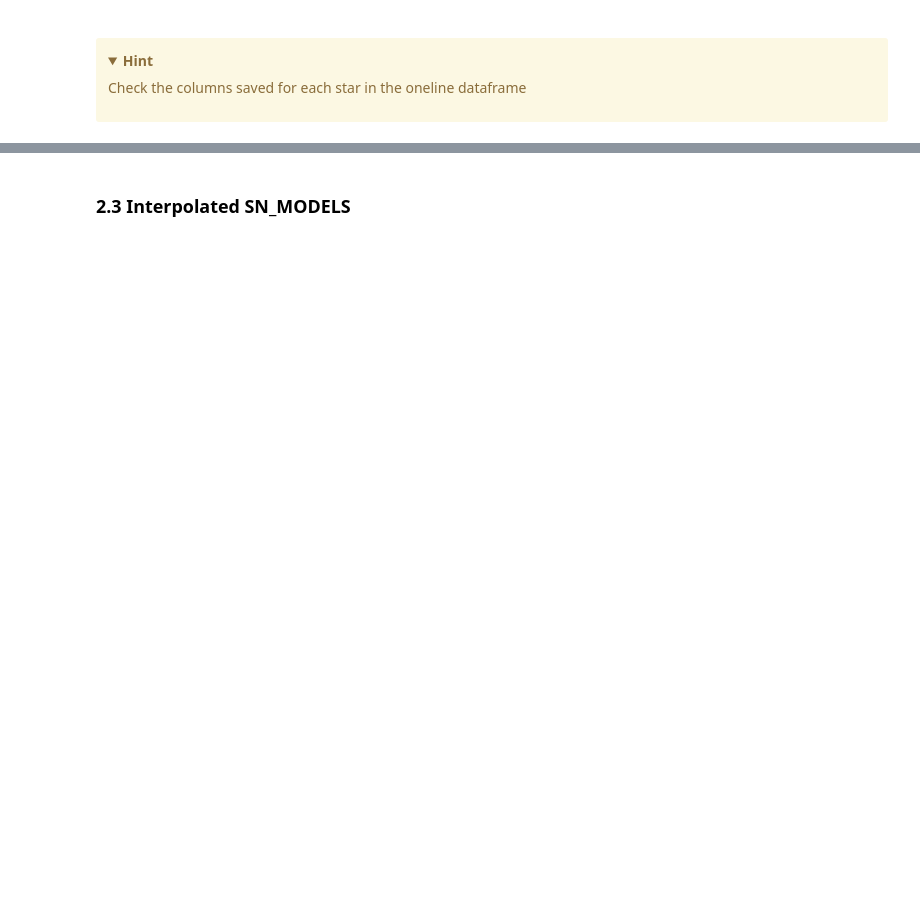
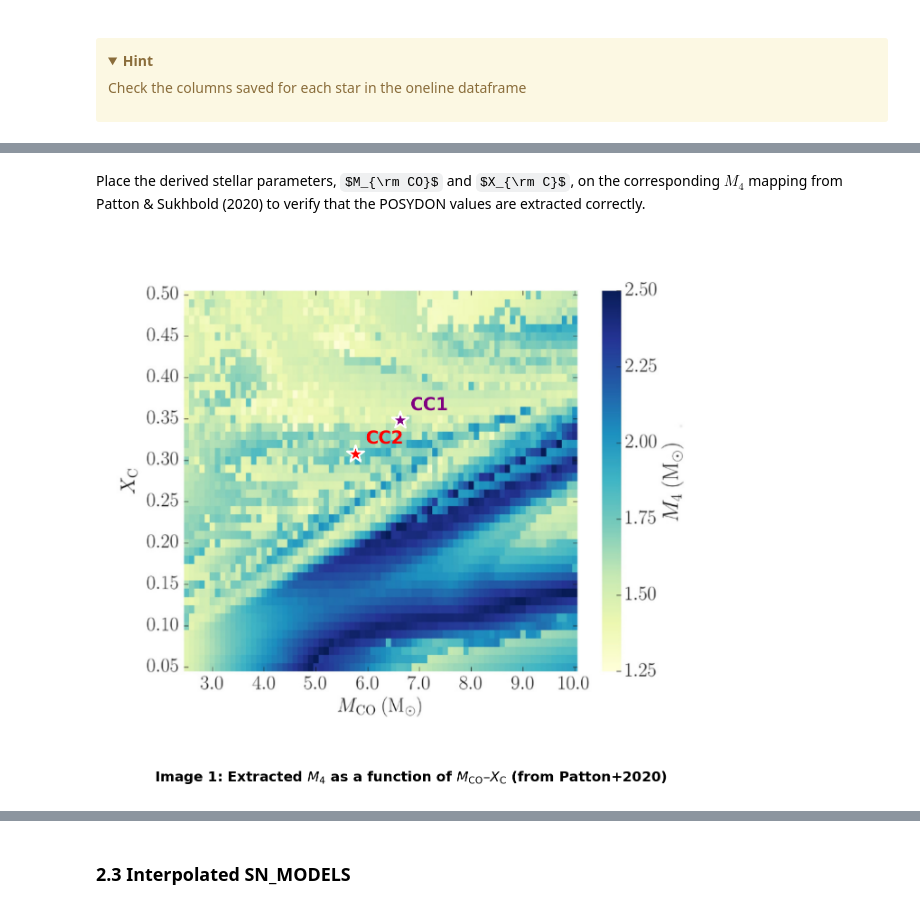
Before and after one commit to POSYDON-code/POSYDON-class-materials-2026, a Jupyter notebook: 2_Tuesday_25_8_26/SNe/SN_lab2-final.ipynb, the cells around one changed output, grey strips where cells are left out. Cells and saved outputs as stored; diff of their text form; code cells hidden in the pictures; folded sections open; some formulas as TeX source; blank space fills up the shorter version.

```diff
--- a/2_Tuesday_25_8_26/SNe/SN_lab2-final.ipynb
+++ b/2_Tuesday_25_8_26/SNe/SN_lab2-final.ipynb
@@ -599,0 +658,11 @@ Compare the stellar parameters, $X_{\rm C}$ and $M_{\rm CO}$, with the two-dimen
+# %% [markdown]
+Place the derived stellar parameters, $M_{\rm CO}$ and $X_{\rm C}$, on the corresponding $M_4$ mapping from Patton & Sukhbold (2020) to verify that the POSYDON values are extracted correctly.
+# %%
+from plotting_functions_CC  import plot_M4_mapping
+plot_M4_mapping(
+    M_CO=[??, ??],  # M_CO of CC1 and CC2
+    X_C=[??, ??],   # X_C of CC1 and CC2
+    image_path="./Patton_M4.png"
+)
+# %% [output]
+[figure, added]
```
Also changed, not shown: parts of 30 cells of this notebook.
